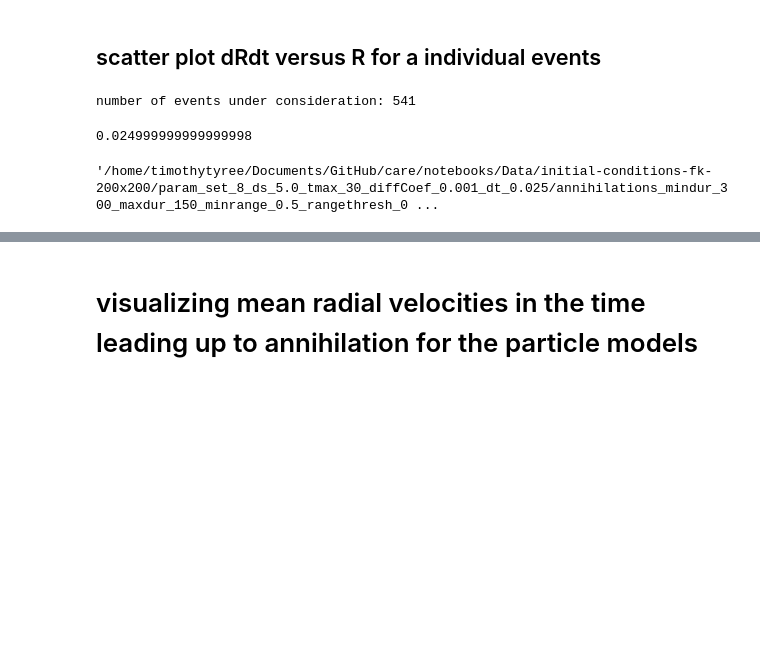
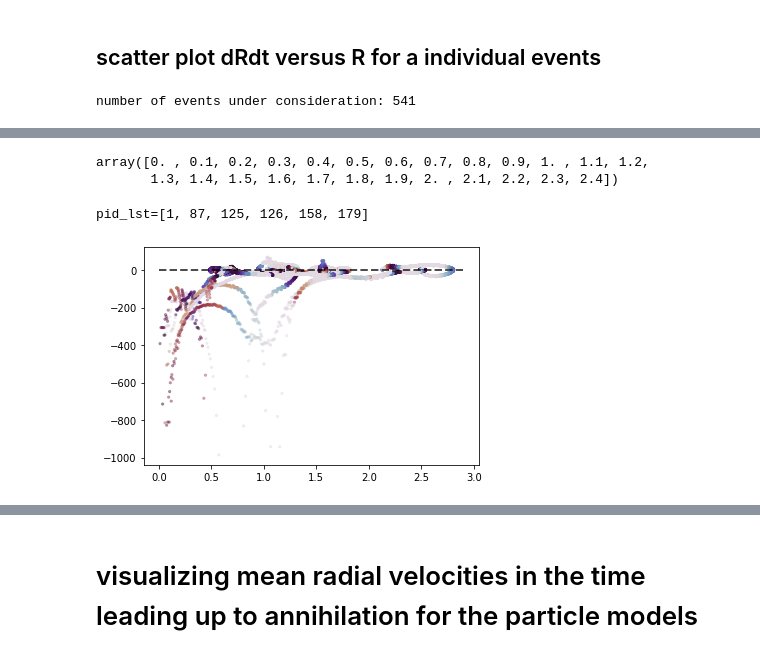
Before and after one commit to timtyree/care, a Jupyter notebook: notebooks/Measuring Average Forces between Spiral Tips.ipynb, the cells around one changed output, grey strips where cells are left out. Saved outputs shown, nothing was run; the diff lists cells and outputs as text; code cells hidden in the pictures; blank space fills up the shorter version.

```diff
--- a/notebooks/Measuring Average Forces between Spiral Tips.ipynb
+++ b/notebooks/Measuring Average Forces between Spiral Tips.ipynb
@@ -313,15 +330,7 @@ print(f"number of events under consideration: {len(event_id_lst)}")
 # df=compute_event_id(df[df['event_id'].isnull()],input_fn)
 # event_id_lst=sorted(set(df['event_id'].values))
 # print(f"number of events under consideration: {len(event_id_lst)}")
-DT
+DT=0.025
 # %% [output]
 number of events under consideration: 541
-0.024999999999999998
-# %%
-#GOAL: filter trajectories look funny on the scatter plot of dRdt versus R
-#TODO: plot where event_id is not null
-#TODO: plot where event_id is null
-input_fn2
-# %% [output]
-'/home/timothytyree/Documents/GitHub/care/notebooks/Data/initial-conditions-fk-200x200/param_set_8_ds_5.0_tmax_30_diffCoef_0.001_dt_0.025/annihilations_mindur_300_maxdur_150_minrange_0.5_rangethresh_0 ...
 # %%
@@ -350,4 +370,21 @@ event_id=108009.88268156424
 | 720122 | 2 | 179 | 182 | 149.950 | 1.482953 | 1.316257 | 1.418647 | 0.252082 | 1.670729 | 1.166566 | ... |
 | 720123 | 3 | 179 | 182 | 149.925 | 1.482759 | 1.317247 | 1.418890 | 0.249907 | 1.668797 | 1.168983 | ... |
 | 720124 | 4 | 179 | 182 | 149.900 | 1.482564 | 1.318232 | 1.419133 | 0.247734 | 1.666867 | 1.171398 | ... |
+# %%
+np.arange(0,2.5,0.1)
+# %% [output]
+array([0. , 0.1, 0.2, 0.3, 0.4, 0.5, 0.6, 0.7, 0.8, 0.9, 1. , 1.1, 1.2,
+       1.3, 1.4, 1.5, 1.6, 1.7, 1.8, 1.9, 2. , 2.1, 2.2, 2.3, 2.4])
+# %%
+vmin=-np.pi/4
+vmax=np.pi/4
+xmax=3
+pid_lst=sorted(set(d.pid.values))
+print(f"pid_lst={pid_lst}")
+plt.plot(np.arange(0,xmax,0.1),0.*np.arange(0,xmax,0.1),'k--',lw=2,alpha=0.7)
+plt.scatter(x=R_values,y=dRdt_values,c=c_values,alpha=0.4,s=5,cmap='twilight',vmin=vmin,vmax=vmax)
+plt.show()
+# %% [output]
+pid_lst=[1, 87, 125, 126, 158, 179]
+[figure, added]
 # %%
```
Also changed, not shown: parts of 6 cells of this notebook, 7 other files.
